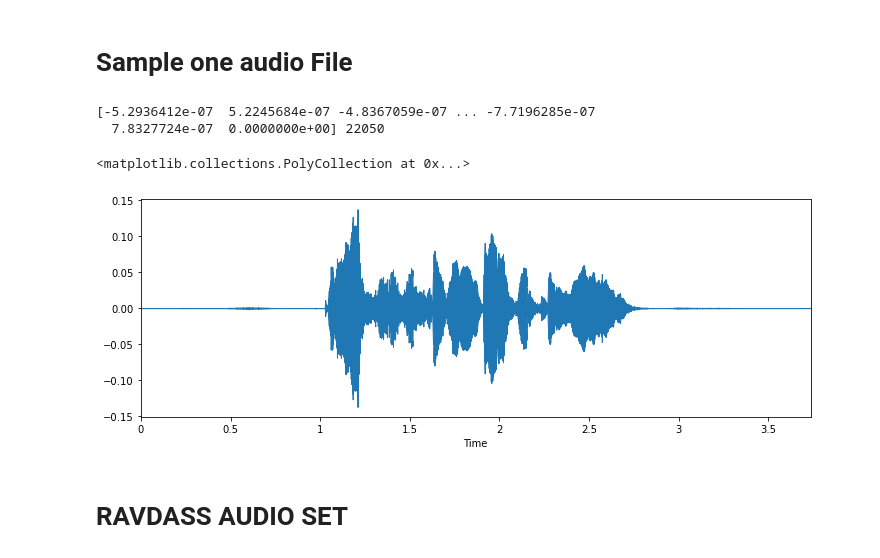
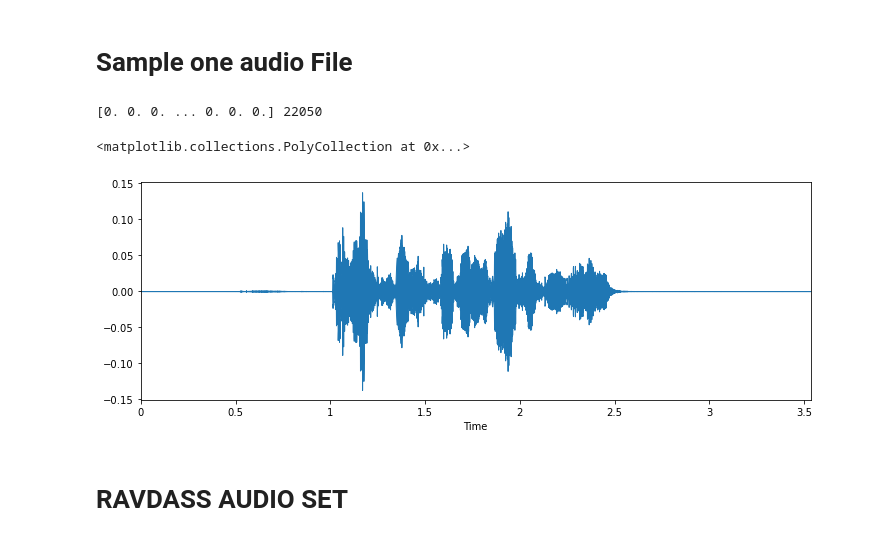
Before and after one commit to timsamson/audible_emotion_recognition, a Jupyter notebook: model/dataprep.ipynb, the cells around one changed output. Drawn from its saved outputs; the diff is of its cells as text; code cells hidden in the pictures.

Commit message:
merged emotion 01 and 02

```diff
--- a/model/dataprep.ipynb
+++ b/model/dataprep.ipynb
@@ -31,16 +31,15 @@ import random
 # %% [markdown]
 # Sample one audio File
 # %%
-data, sampling_rate = librosa.load('../data/emotion_speech/03-01-06-01-02-02-02.wav')
+data, sampling_rate = librosa.load('../data/emotion_speech/03-01-08-01-02-02-02.wav')
 plt.figure(figsize=(12, 4))
 
 print(data, sampling_rate)
 librosa.display.waveplot(data, sr=sampling_rate)
 # %% [output]
-[-5.2936412e-07  5.2245684e-07 -4.8367059e-07 ... -7.7196285e-07
-  7.8327724e-07  0.0000000e+00] 22050
+[0. 0. 0. ... 0. 0. 0.] 22050
 <matplotlib.collections.PolyCollection at 0x...>
-[figure, old version]
+[figure, new version]
 # %% [markdown]
 # RAVDASS AUDIO SET
 # %% [markdown]
```
Also changed, not shown: parts of 12 cells of this notebook, 1 other file.
